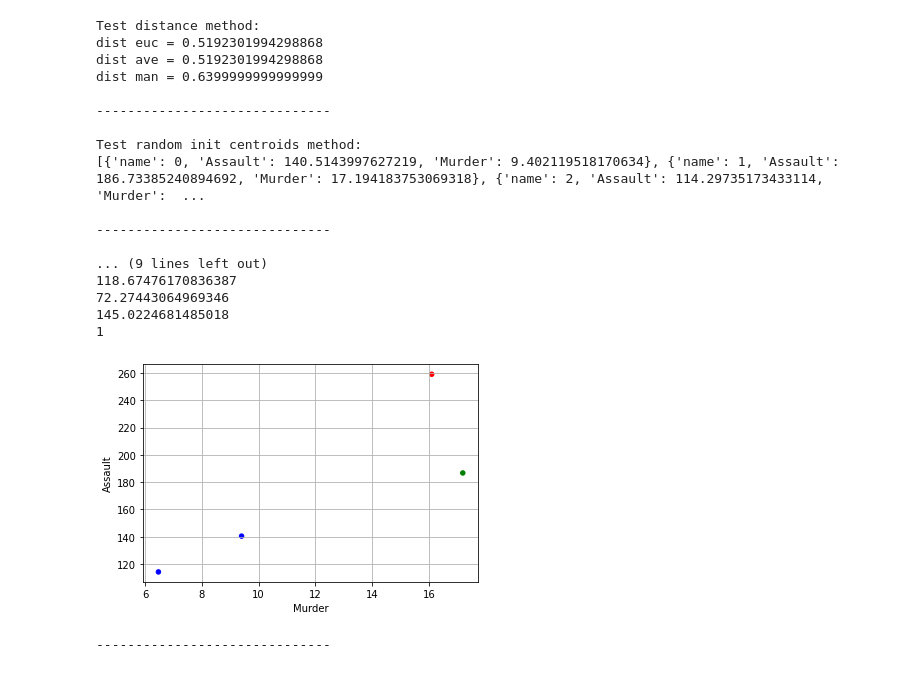
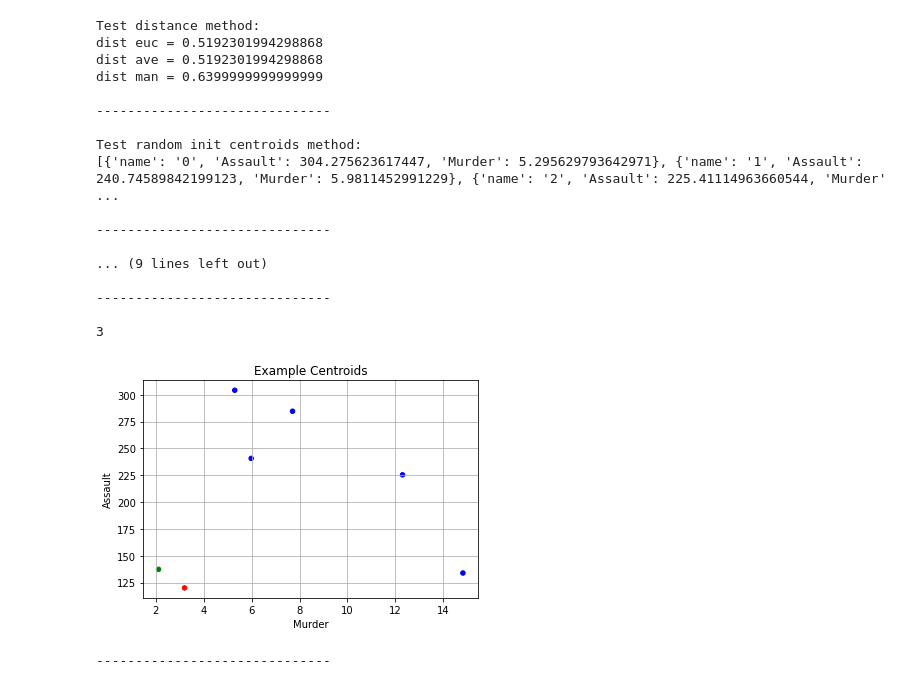
Before and after one commit to dlazarosps/Kmeans-algorithm, a Jupyter notebook: kmeans.ipynb, the cells around one changed output. Cells and saved outputs as stored; diff of their text form; code cells hidden in the pictures.

Commit message:
[UPDATE] kmeans method example

```diff
--- a/kmeans.ipynb
+++ b/kmeans.ipynb
@@ -177,19 +214,23 @@ def plot_dataset(df, x, y, color='black'):
 dataset = pd.read_csv('/content/drive/MyDrive/Colab Notebooks/dados/USArrests.csv', header=0)
 
 df = dataset
-df.rename( columns={'Unnamed: 0':'name'}, inplace=True )
+df.rename( columns={'Unnamed: 0':'name'}, inplace=True)
 
 df = df[['name', 'Assault', 'Murder']]
-
-# first dataset rows
-print(df[:5])
-print('\n' + '-'*30 + '\n')
 
 # infos
 print("Dataset Infos")
 print(df.describe())
-print('\n' + '-'*30 + '\n')
+print_line()
 
 # plot dataset
-plot_dataset(df, x='Murder', y='Assault', color='black')
+plot_dataset(df, x='Murder', y='Assault', color='black', title='Dataset')
+
+
+# add column
+df.insert(0,'centroid', 'empty')
+
+# first dataset rows
+print(df[:5])
+print_line()
 # %% [output]
@@ -214,6 +258,8 @@ max    337.000000  17.40000
 # %%
 # TESTs
+k_param = 6
 
+# """
 # Test distance
 xi = pd.DataFrame([{'x': 0.50, 'y': 0.43}])
 xj = {'x': 1.00, 'y': 0.57}
@@ -221,13 +267,13 @@ xj = {'x': 1.00, 'y': 0.57}
 print("Test distance method:")
 for mode in ['euc', 'ave', 'man']:
   print("dist {} = {}".format(mode, distance(xi, xj, mode)))
-print('\n' + '-'*30 + '\n')
+print_line()
 
 # Test init centroids
 print("Test random init centroids method:")
-centriods = init_centroids(df, 3);
-print(centriods)
-print('\n' + '-'*30 + '\n')
+centroids = init_centroids(df, k_param);
+print(centroids)
+print_line()
 
 # Test min center
 print("Test min centroid:")
@@ -235,45 +281,47 @@ sample = df.sample(n=1)
 dfn = sample
 # plot_dataset(dfn, x='Murder', y='Assault', color='red')
 
-dfn = dfn.append(pd.DataFrame(centriods), ignore_index=True)
+dfn = dfn.append(pd.DataFrame(centroids), ignore_index=True)
 
 
 print(dfn)
-print('\n' + '-'*30 + '\n')
+print_line()
 
-min = min_centroid(sample, centriods, 'euc')
+min = min_centroid(sample, centroids, 'euc')
 print(min)
 
 
 # plot color min center
 colors = ['r']
 
-for i in range(len(centriods)):
+for i in range(len(centroids)):
   if i == min:
     c = 'g'
   else:
     c = 'b'
   colors.append(c)
 
-plot_dataset(dfn, x='Murder', y='Assault', color=colors)
-print('\n' + '-'*30 + '\n')
+plot_dataset(dfn, x='Murder', y='Assault', color=colors, title='Example Centroids')
+print_line()
+
+# """
 # %% [output]
 Test distance method:
 dist euc = 0.5192301994298868
 dist ave = 0.5192301994298868
 dist man = 0.6399999999999999
 
 ------------------------------
 
 Test random init centroids method:
-[{'name': 0, 'Assault': 140.5143997627219, 'Murder': 9.402119518170634}, {'name': 1, 'Assault': 186.73385240894692, 'Murder': 17.194183753069318}, {'name': 2, 'Assault': 114.29735173433114, 'Murder':  ...
+[{'name': '0', 'Assault': 304.275623617447, 'Murder': 5.295629793642971}, {'name': '1', 'Assault': 240.74589842199123, 'Murder': 5.9811452991229}, {'name': '2', 'Assault': 225.41114963660544, 'Murder' ...
 
 ------------------------------
 
 ... (9 lines left out)
-118.67476170836387
-72.27443064969346
-145.0224681485018
-1
+
+------------------------------
+
+3
-[figure, old version]
+[figure, new version]
 ------------------------------
```
Also changed, not shown: parts of 14 cells of this notebook.
